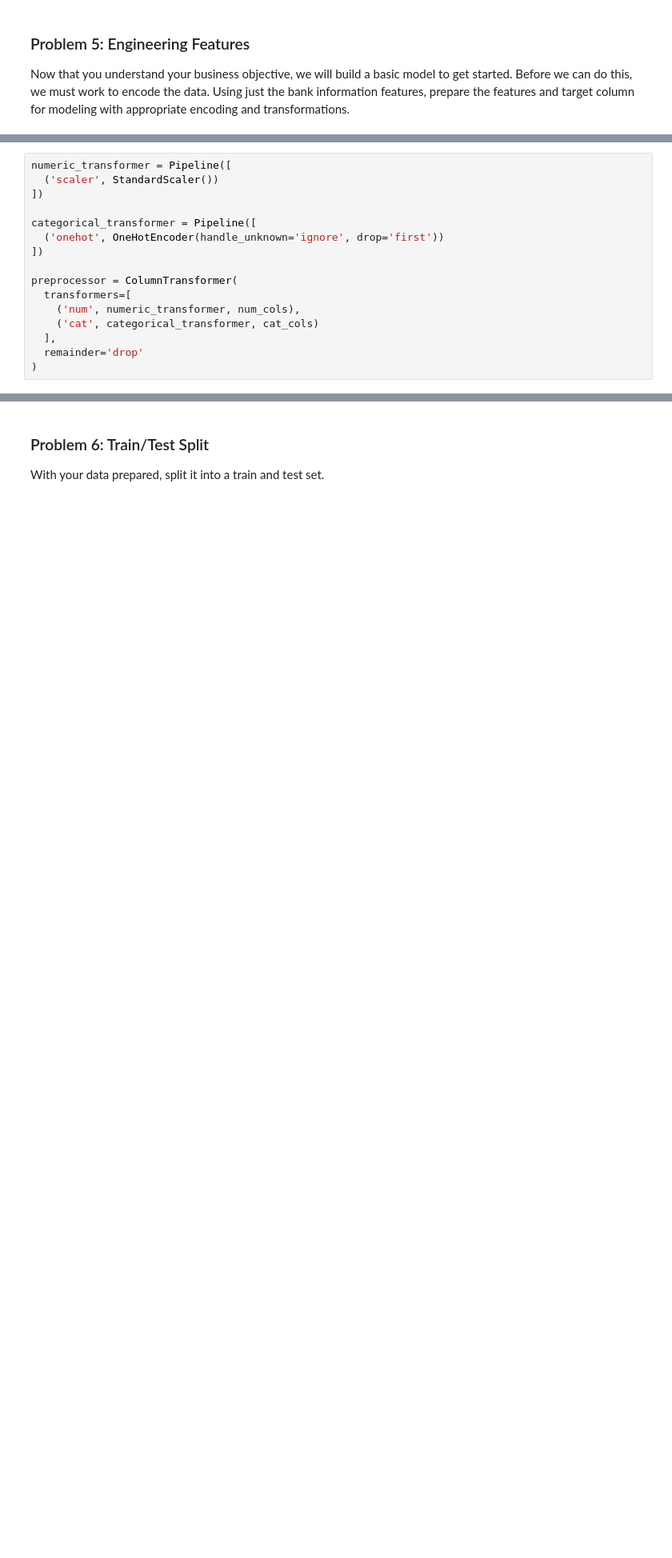
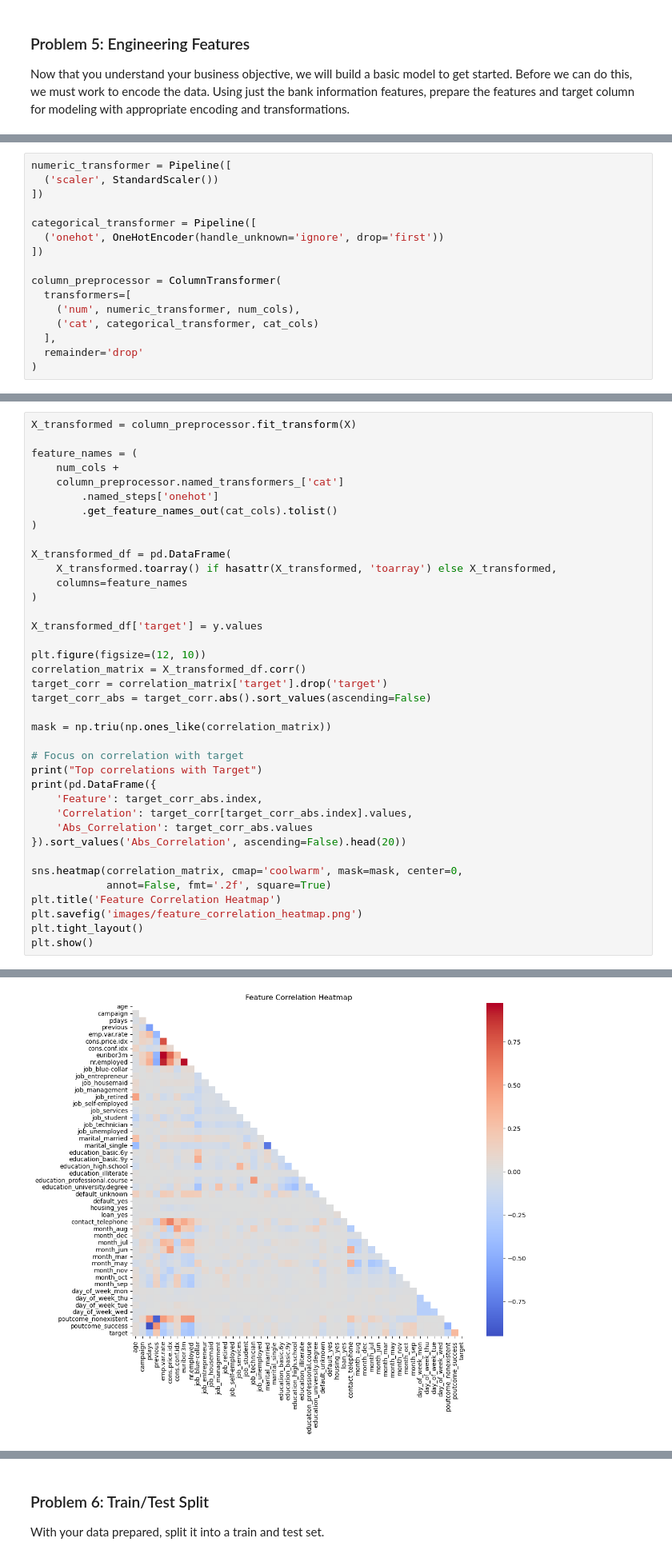
Before and after one commit to peanutenthusiast/symmetrical-fortnight, a Jupyter notebook: prompt_III.ipynb, the cells around one changed output, grey strips where cells are left out. Shown at 80% size. Saved outputs shown, nothing was run; the diff lists cells and outputs as text; blank space fills up the shorter version.

```diff
--- a/prompt_III.ipynb
+++ b/prompt_III.ipynb
@@ -351,7 +325,7 @@ categorical_transformer = Pipeline([
   ('onehot', OneHotEncoder(handle_unknown='ignore', drop='first'))
 ])
 
-preprocessor = ColumnTransformer(
+column_preprocessor = ColumnTransformer(
   transformers=[
     ('num', numeric_transformer, num_cols),
     ('cat', categorical_transformer, cat_cols)
@@ -360,0 +342,39 @@ preprocessor = ColumnTransformer(
+# %%
+X_transformed = column_preprocessor.fit_transform(X)
+
+feature_names = (
+    num_cols +
+    column_preprocessor.named_transformers_['cat']
+        .named_steps['onehot']
+        .get_feature_names_out(cat_cols).tolist()
+)
+
+X_transformed_df = pd.DataFrame(
+    X_transformed.toarray() if hasattr(X_transformed, 'toarray') else X_transformed,
+    columns=feature_names
+)
+
+X_transformed_df['target'] = y.values
+
+plt.figure(figsize=(12, 10))
+correlation_matrix = X_transformed_df.corr()
+target_corr = correlation_matrix['target'].drop('target')
+target_corr_abs = target_corr.abs().sort_values(ascending=False)
+
+mask = np.triu(np.ones_like(correlation_matrix))
+
+# Focus on correlation with target
+print("Top correlations with Target")
+print(pd.DataFrame({
+    'Feature': target_corr_abs.index,
+    'Correlation': target_corr[target_corr_abs.index].values,
+    'Abs_Correlation': target_corr_abs.values
+}).sort_values('Abs_Correlation', ascending=False).head(20))
+
+sns.heatmap(correlation_matrix, cmap='coolwarm', mask=mask, center=0,
+            annot=False, fmt='.2f', square=True)
+plt.title('Feature Correlation Heatmap')
+plt.savefig('images/feature_correlation_heatmap.png')
+plt.tight_layout()
+plt.show()
+# %% [output]
@@ -360,0 +398 @@ preprocessor = ColumnTransformer(
+[figure, added]
```
Also changed, not shown: parts of 44 cells of this notebook, 8 other files.
